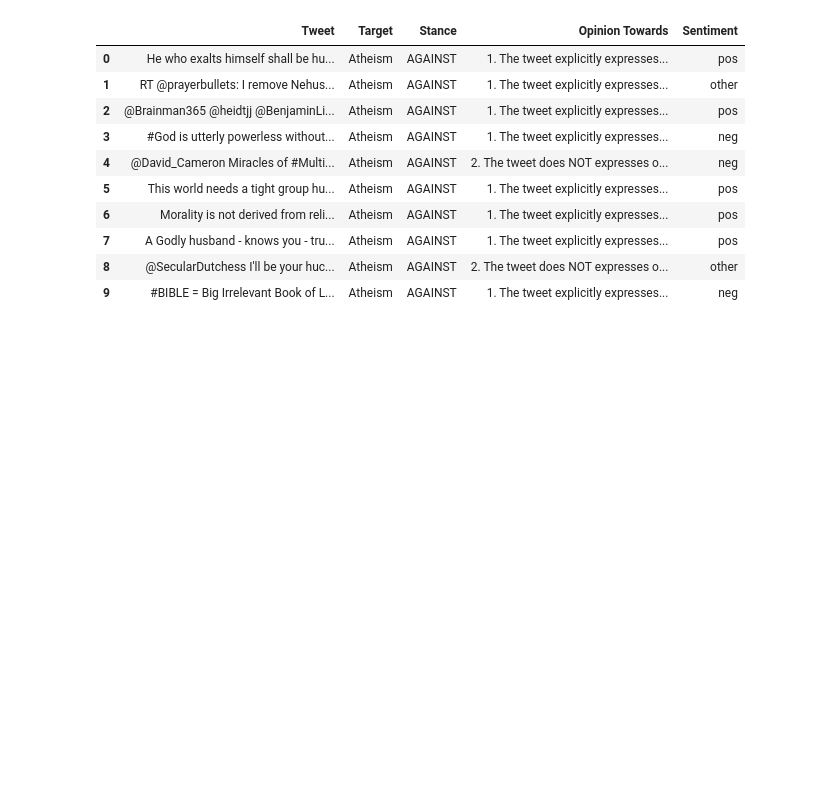
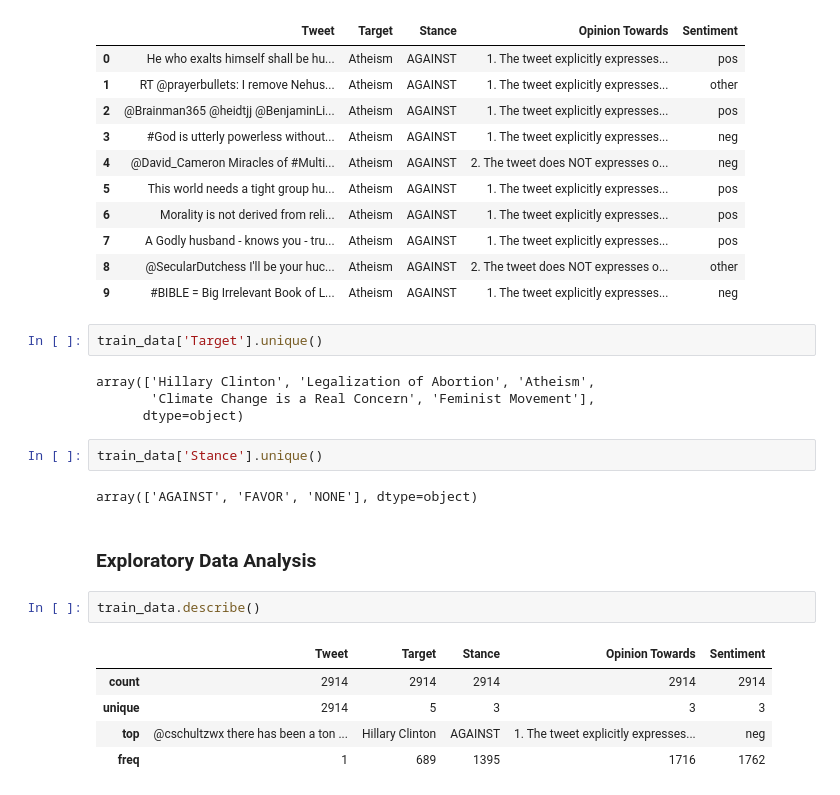
Before and after one commit to parekhjigar/tweet-stance-classification, a Jupyter notebook: stance-classification.ipynb, the cells around one changed output. Saved outputs shown, nothing was run; the diff lists cells and outputs as text; blank space fills up the shorter version.

```diff
--- a/stance-classification.ipynb
+++ b/stance-classification.ipynb
@@ -87,3 +102,23 @@ test_data.head(10)
 | 7 | A Godly husband - knows you - tru... | Atheism | AGAINST | 1. The tweet explicitly expresses... | pos |
 | 8 | @SecularDutchess I'll be your huc... | Atheism | AGAINST | 2. The tweet does NOT expresses o... | other |
 | 9 | #BIBLE = Big Irrelevant Book of L... | Atheism | AGAINST | 1. The tweet explicitly expresses... | neg |
+# %%
+train_data['Target'].unique()
+# %% [output]
+array(['Hillary Clinton', 'Legalization of Abortion', 'Atheism',
+       'Climate Change is a Real Concern', 'Feminist Movement'],
+      dtype=object)
+# %%
+train_data['Stance'].unique()
+# %% [output]
+array(['AGAINST', 'FAVOR', 'NONE'], dtype=object)
+# %% [markdown]
+### Exploratory Data Analysis
+# %%
+train_data.describe()
+# %% [output]
+|  | Tweet | Target | Stance | Opinion Towards | Sentiment |
+| count | 2914 | 2914 | 2914 | 2914 | 2914 |
+| unique | 2914 | 5 | 3 | 3 | 3 |
+| top | @cschultzwx there has been a ton ... | Hillary Clinton | AGAINST | 1. The tweet explicitly expresses... | neg |
+| freq | 1 | 689 | 1395 | 1716 | 1762 |
```
Also changed, not shown: parts of 6 cells of this notebook.
